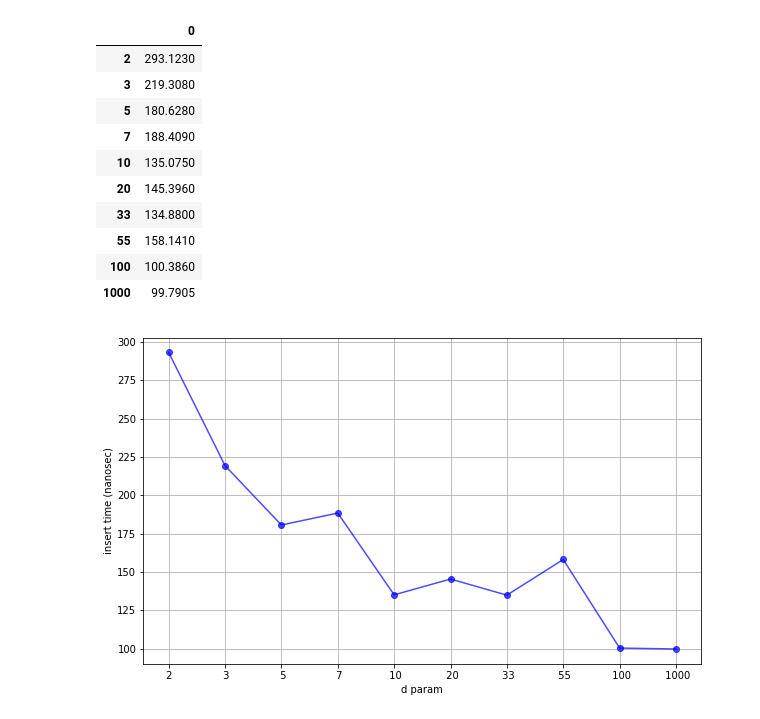
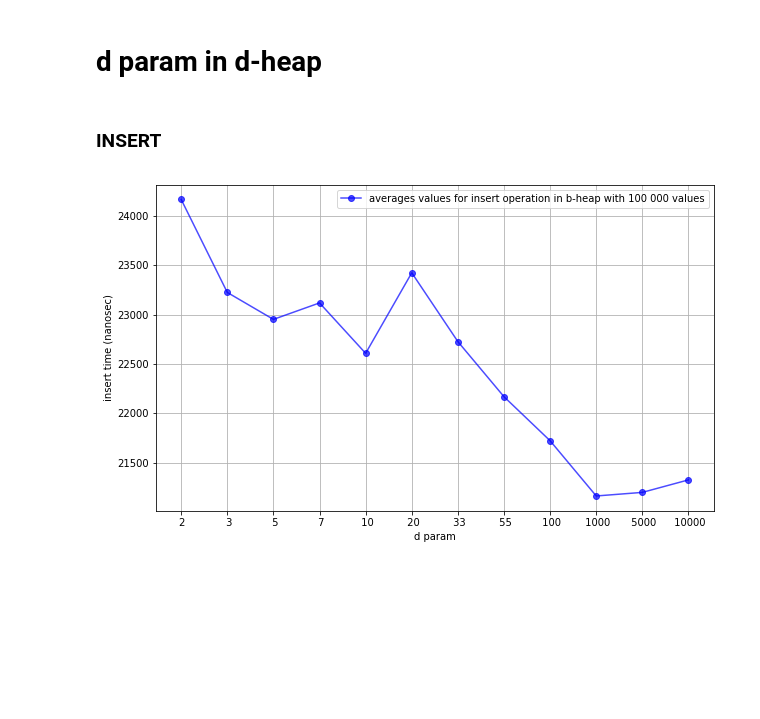
Before and after one commit to DaniilRoman/heaps_comparison, a Jupyter notebook: chart/chart.ipynb, the cells around one changed output. Saved outputs shown, nothing was run; the diff lists cells and outputs as text; code cells hidden in the pictures; blank space fills up the shorter version.

```diff
--- a/chart/chart.ipynb
+++ b/chart/chart.ipynb
@@ -10,31 +7,23 @@ averages = averages.transpose()
-# %%
-averages
-# %% [output]
-|  | 0 |
-| 2 | 293.1230 |
-| 3 | 219.3080 |
-| 5 | 180.6280 |
-| 7 | 188.4090 |
-| 10 | 135.0750 |
-| 20 | 145.3960 |
-| 33 | 134.8800 |
-| 55 | 158.1410 |
-| 100 | 100.3860 |
-| 1000 | 99.7905 |
+# %% [markdown]
+# d param in d-heap
+# %% [markdown]
+### INSERT
 # %%
+averages = pd.read_csv('../results/d_param_insert.csv')
+averages = averages.transpose()
 plt.figure(figsize = (10, 6))
 
 plt.plot(averages,
             alpha = 0.7,
-            label = '<=10К',
+            label = 'averages values for insert operation in b-heap with 100 000 values',
             marker='o',
             color = 'b')
 
 plt.xlabel('d param')
 plt.ylabel('insert time (nanosec)')
-# plt.legend()
+plt.legend()
 plt.grid()
 
-plt.savefig('images/dParam.png')
+plt.savefig('images/d_param_insert.png')
 # %% [output]
-[figure, old version]
+[figure, new version]
```
Also changed, not shown: parts of 5 cells of this notebook, 5 other files.
